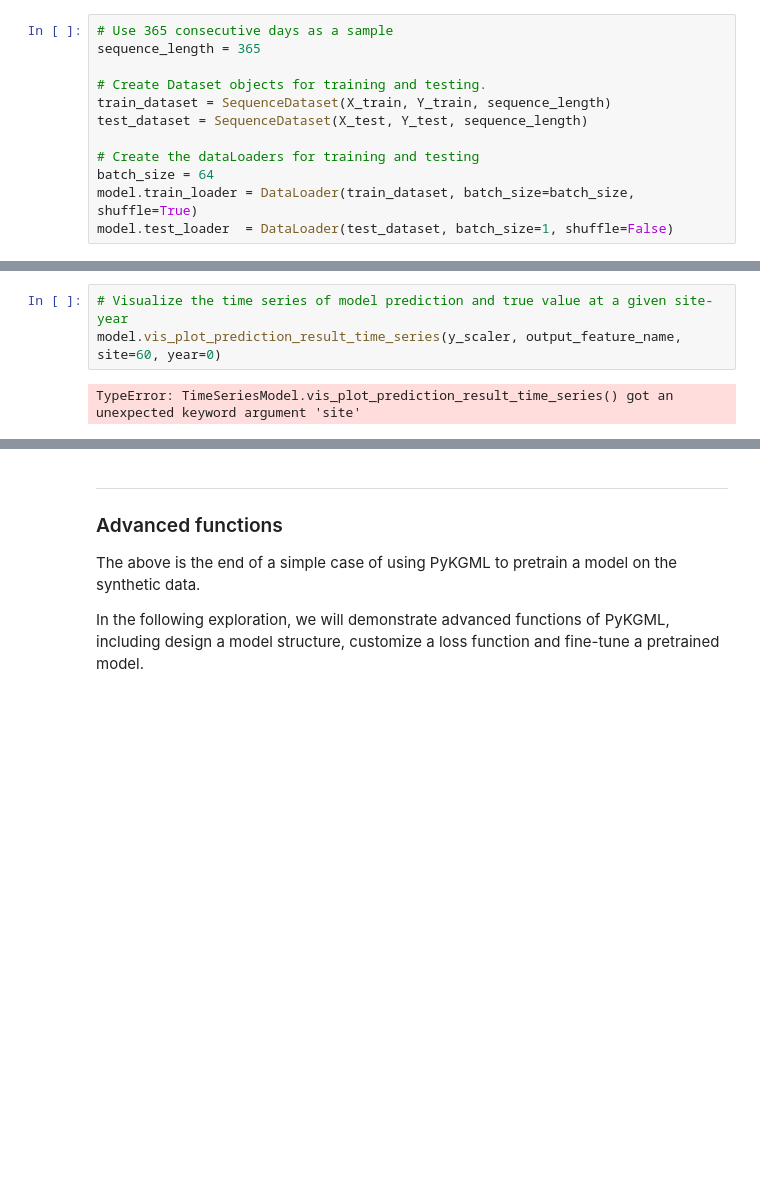
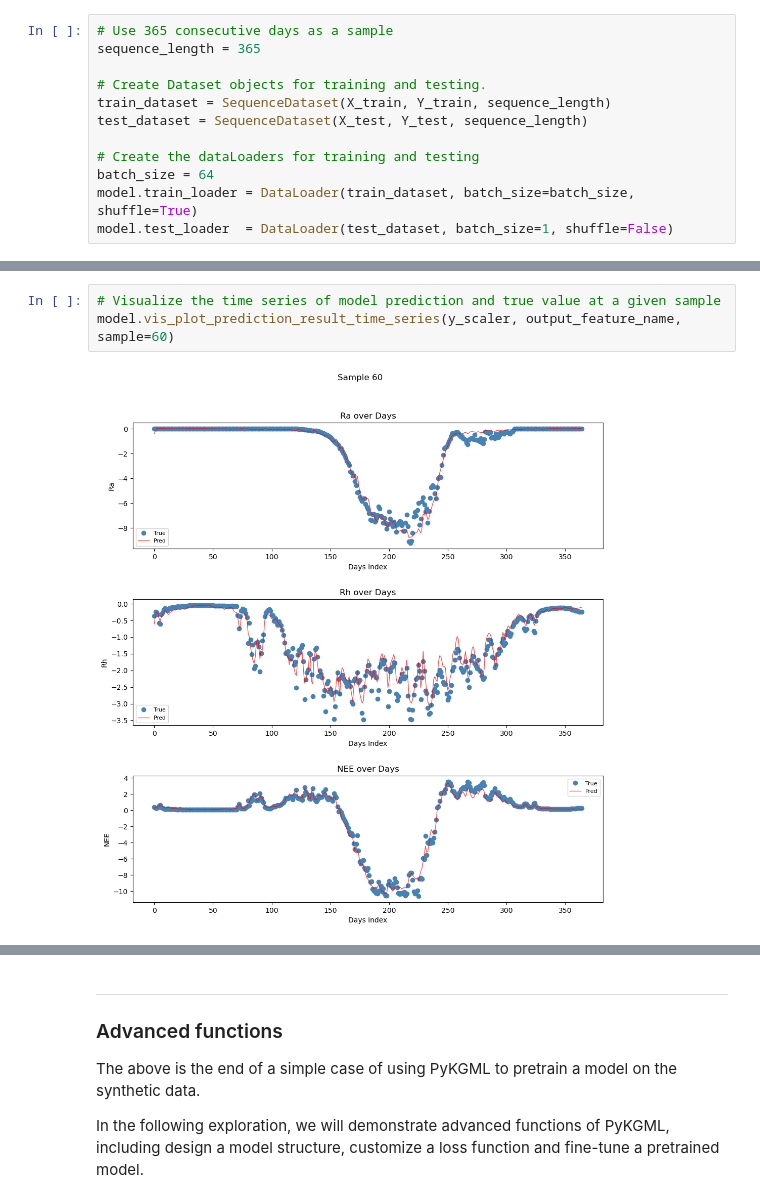
Before and after one commit to AI4Agriculture/PyKGML_development, a Jupyter notebook: Tutorial_CO2_local.ipynb, the cells around one changed output, grey strips where cells are left out. Drawn from its saved outputs; the diff is of its cells as text; blank space fills up the shorter version.

```diff
--- a/Tutorial_CO2_local.ipynb
+++ b/Tutorial_CO2_local.ipynb
@@ -285,8 +285,8 @@ Feature NEE R2 Score is: 0.9452857507427684
 # %%
-# Visualize the time series of model prediction and true value at a given site-year
-model.vis_plot_prediction_result_time_series(y_scaler, output_feature_name, site=60, year=0)
+# Visualize the time series of model prediction and true value at a given sample
+model.vis_plot_prediction_result_time_series(y_scaler, output_feature_name, sample=60)
 # %% [output]
-TypeError: TimeSeriesModel.vis_plot_prediction_result_time_series() got an unexpected keyword argument 'site'
+[figure, added]
 # %%
 # Visulize the prediction vs. true value on a scatter plot
 model.vis_scatter_prediction_result(y_scaler, output_feature_name)
```
Also changed, not shown: parts of 13 cells of this notebook, 1 other file.
